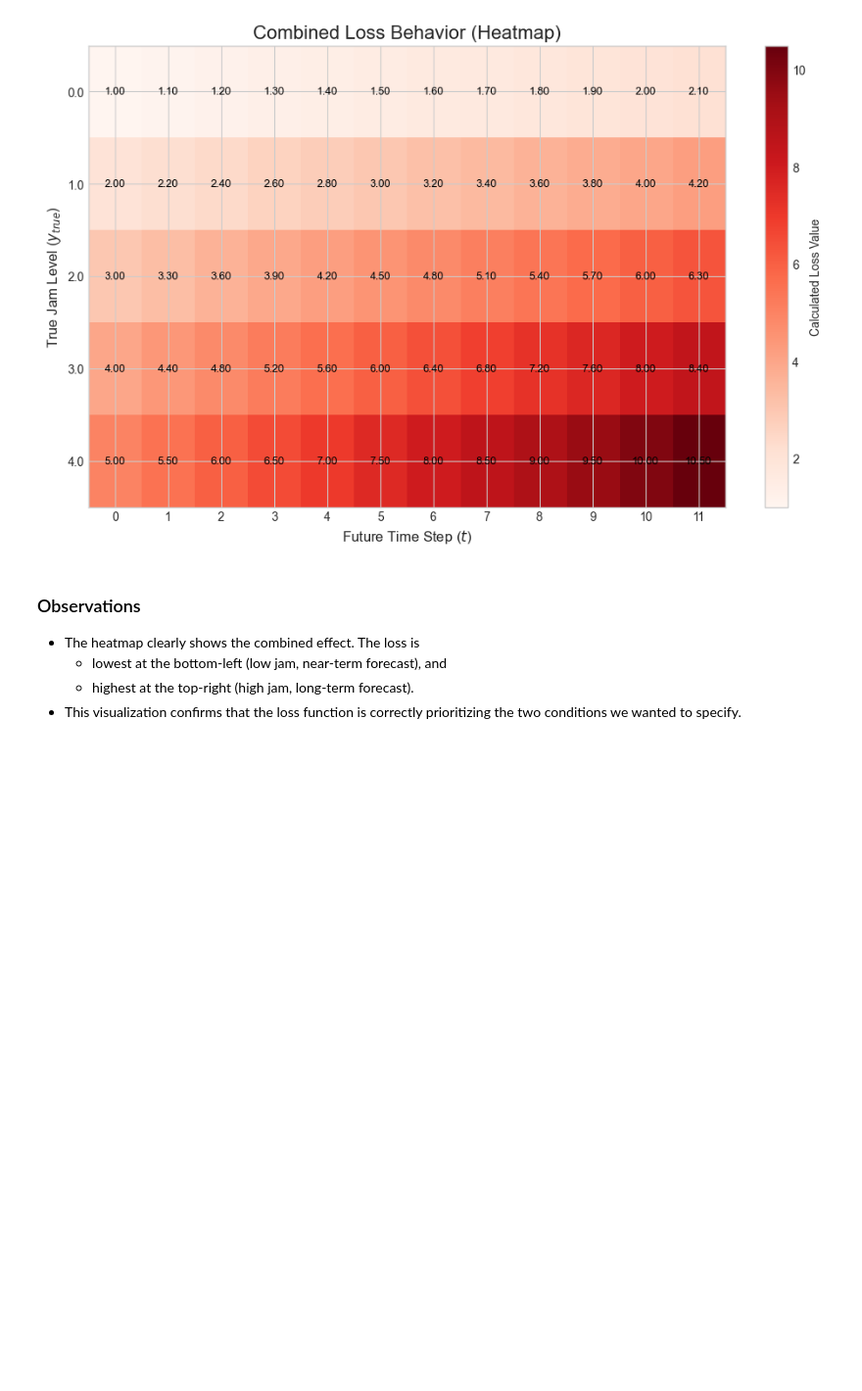
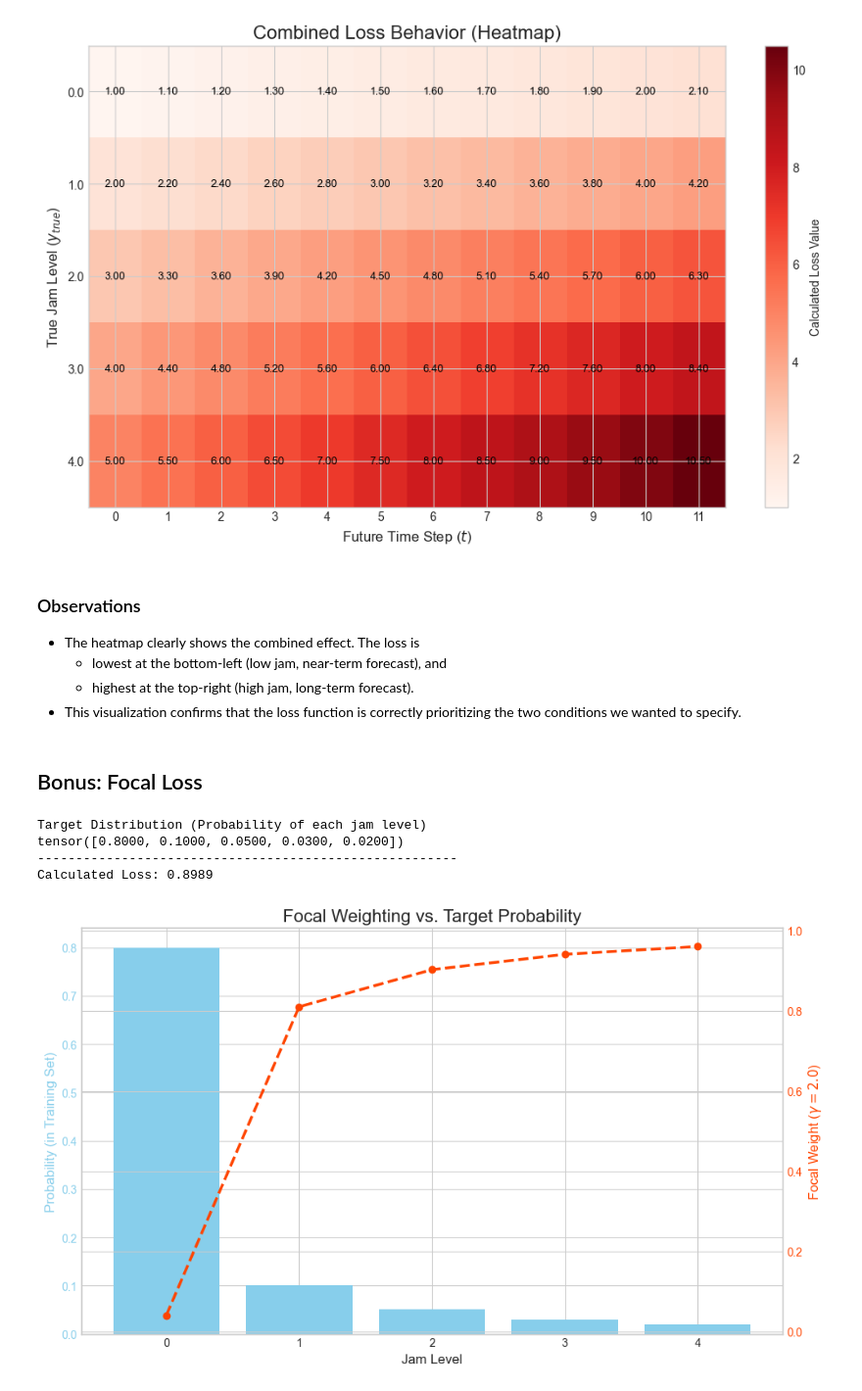
Before and after one commit to EL-BID/PredictToDo, a Jupyter notebook: notebooks/loss_tests.ipynb, the cells around one changed output. Shown at 98% size. Cells and saved outputs as stored; diff of their text form; code cells hidden in the pictures; blank space fills up the shorter version.

Commit message:
Add Focal Loss experiments

```diff
--- a/notebooks/loss_tests.ipynb
+++ b/notebooks/loss_tests.ipynb
@@ -208,3 +208,5 @@ plt.show()
     - lowest at the bottom-left (low jam, near-term forecast), and
     - highest at the top-right (high jam, long-term forecast).
 - This visualization confirms that the loss function is correctly prioritizing the two conditions we wanted to specify.
+# %% [markdown]
+## Bonus: Focal Loss
@@ -210,0 +297,66 @@ plt.show()
+# %%
+# The data distribution should be calculated from the training dataset
+# Here we create a mock dataset that is highly unbalanced:
+# 80% zeros, 10% ones, 5% twos, 3% threes, 2% fours
+mock_training_data = np.concatenate([
+    np.zeros(8000),
+    np.ones(1000),
+    np.full(500, 2),
+    np.full(300, 3),
+    np.full(200, 4)
+])
+np.random.shuffle(mock_training_data)
+
+# Calculate the distribution (frequency of each value from 0 to 4)
+# We create 5 bins for values 0, 1, 2, 3, 4 (this would be the round of the actual jam levels)
+hist = np.histogram(mock_training_data, bins=np.arange(6) - 0.5, density=True)[0]
+target_distribution = torch.from_numpy(hist).float()
+
+print("Target Distribution (Probability of each jam level)")
+print(target_distribution)
+print("-" * 55)
+
+device= "cpu"
+criterion = RegressionFocalLossWithTimeWeighting(
+    target_dist=target_distribution,
+    beta=0.1,
+    gamma=2.0,
+    device=device
+)
+
+B, N, T = 4, 50, 12
+
+# Mock prediction and ground truth tensors
+y_pred_mock = torch.rand(B, N, T, device=device) * 4
+y_true_mock = torch.from_numpy(
+    np.random.choice([0, 1, 2, 3, 4], size=(B, N, T), p=target_distribution.numpy())
+).float().to(device)
+
+loss = criterion(y_pred_mock, y_true_mock)
+
+print(f"Calculated Loss: {loss.item():.4f}")
+# %% [output]
+Target Distribution (Probability of each jam level)
+tensor([0.8000, 0.1000, 0.0500, 0.0300, 0.0200])
+-------------------------------------------------------
+Calculated Loss: 0.8989
+# %%
+fig, ax1 = plt.subplots(figsize=(10, 6))
+
+jam_levels = np.arange(len(target_distribution))
+ax1.bar(jam_levels, target_distribution.cpu().numpy(), color='skyblue', label='Original Probability P(y_true)')
+ax1.set_xlabel('Jam Level', fontsize=12)
+ax1.set_ylabel('Probability (in Training Set)', color='skyblue', fontsize=12)
+ax1.tick_params(axis='y', labelcolor='skyblue')
+ax1.set_xticks(jam_levels)
+
+ax2 = ax1.twinx()
+ax2.plot(jam_levels, criterion.focal_weights_map.cpu().numpy(), color='orangered', marker='o', linestyle='--', linewidth=2.5)
+ax2.set_ylabel(f'Focal Weight ($\\gamma = {criterion.gamma}$)', color='orangered', fontsize=12)
+ax2.tick_params(axis='y', labelcolor='orangered')
+
+plt.title('Focal Weighting vs. Target Probability', fontsize=16)
+fig.tight_layout()
+plt.show()
+# %% [output]
+[figure, added]
```
Also changed, not shown: parts of 2 cells of this notebook.
